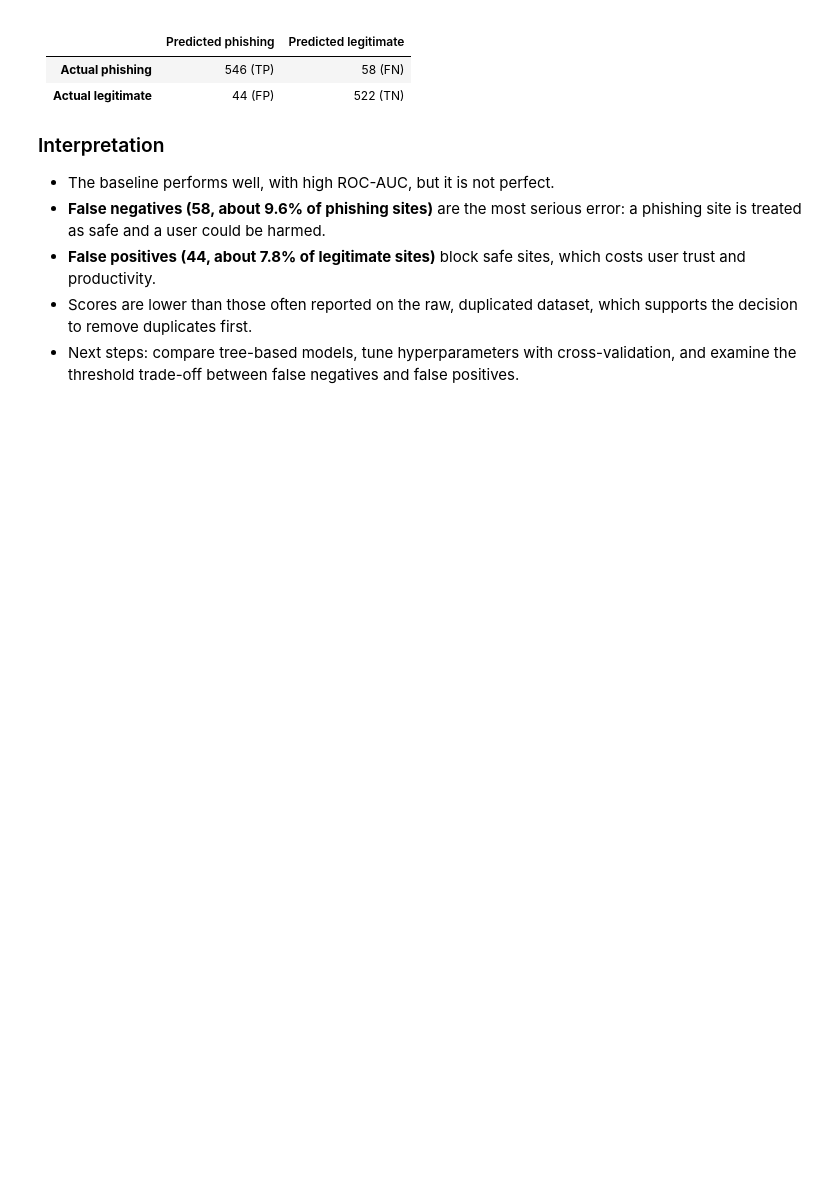
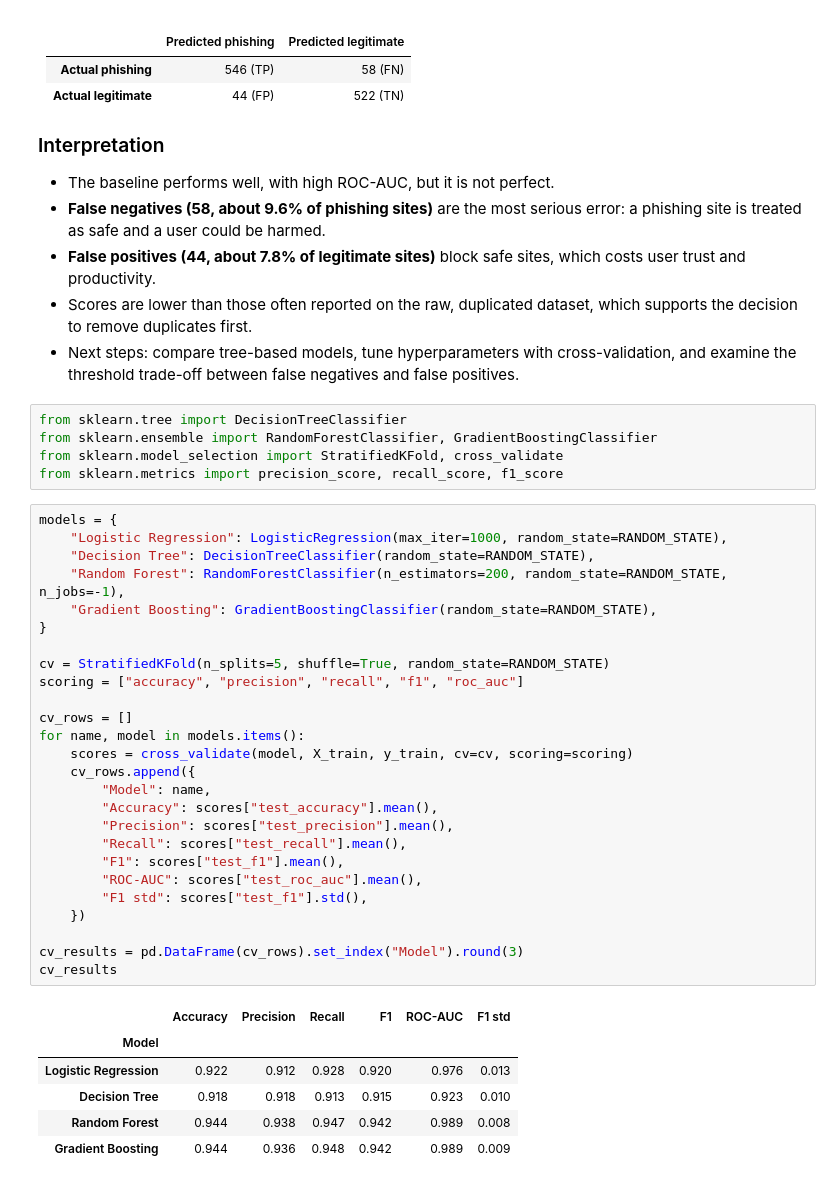
Before and after one commit to Hackme-code/ict606-phishing-detection, a Jupyter notebook: notebooks/02_modelling.ipynb, the cells around one changed output. Cells and saved outputs as stored; diff of their text form; blank space fills up the shorter version.

```diff
--- a/notebooks/02_modelling.ipynb
+++ b/notebooks/02_modelling.ipynb
@@ -110,3 +110,41 @@ ROC-AUC: 0.9737936723375377
 - **False positives (44, about 7.8% of legitimate sites)** block safe sites, which costs user trust and productivity.
 - Scores are lower than those often reported on the raw, duplicated dataset, which supports the decision to remove duplicates first.
 - Next steps: compare tree-based models, tune hyperparameters with cross-validation, and examine the threshold trade-off between false negatives and false positives.
+# %%
+from sklearn.tree import DecisionTreeClassifier
+from sklearn.ensemble import RandomForestClassifier, GradientBoostingClassifier
+from sklearn.model_selection import StratifiedKFold, cross_validate
+from sklearn.metrics import precision_score, recall_score, f1_score
+# %%
+models = {
+    "Logistic Regression": LogisticRegression(max_iter=1000, random_state=RANDOM_STATE),
+    "Decision Tree": DecisionTreeClassifier(random_state=RANDOM_STATE),
+    "Random Forest": RandomForestClassifier(n_estimators=200, random_state=RANDOM_STATE, n_jobs=-1),
+    "Gradient Boosting": GradientBoostingClassifier(random_state=RANDOM_STATE),
+}
+
+cv = StratifiedKFold(n_splits=5, shuffle=True, random_state=RANDOM_STATE)
+scoring = ["accuracy", "precision", "recall", "f1", "roc_auc"]
+
+cv_rows = []
+for name, model in models.items():
+    scores = cross_validate(model, X_train, y_train, cv=cv, scoring=scoring)
+    cv_rows.append({
+        "Model": name,
+        "Accuracy": scores["test_accuracy"].mean(),
+        "Precision": scores["test_precision"].mean(),
+        "Recall": scores["test_recall"].mean(),
+        "F1": scores["test_f1"].mean(),
+        "ROC-AUC": scores["test_roc_auc"].mean(),
+        "F1 std": scores["test_f1"].std(),
+    })
+
+cv_results = pd.DataFrame(cv_rows).set_index("Model").round(3)
+cv_results
+# %% [output]
+|  | Accuracy | Precision | Recall | F1 | ROC-AUC | F1 std |
+| Model |  |  |  |  |  |  |
+| Logistic Regression | 0.922 | 0.912 | 0.928 | 0.920 | 0.976 | 0.013 |
+| Decision Tree | 0.918 | 0.918 | 0.913 | 0.915 | 0.923 | 0.010 |
+| Random Forest | 0.944 | 0.938 | 0.947 | 0.942 | 0.989 | 0.008 |
+| Gradient Boosting | 0.944 | 0.936 | 0.948 | 0.942 | 0.989 | 0.009 |
```
Also changed, not shown: parts of 3 cells of this notebook, 2 other files.
